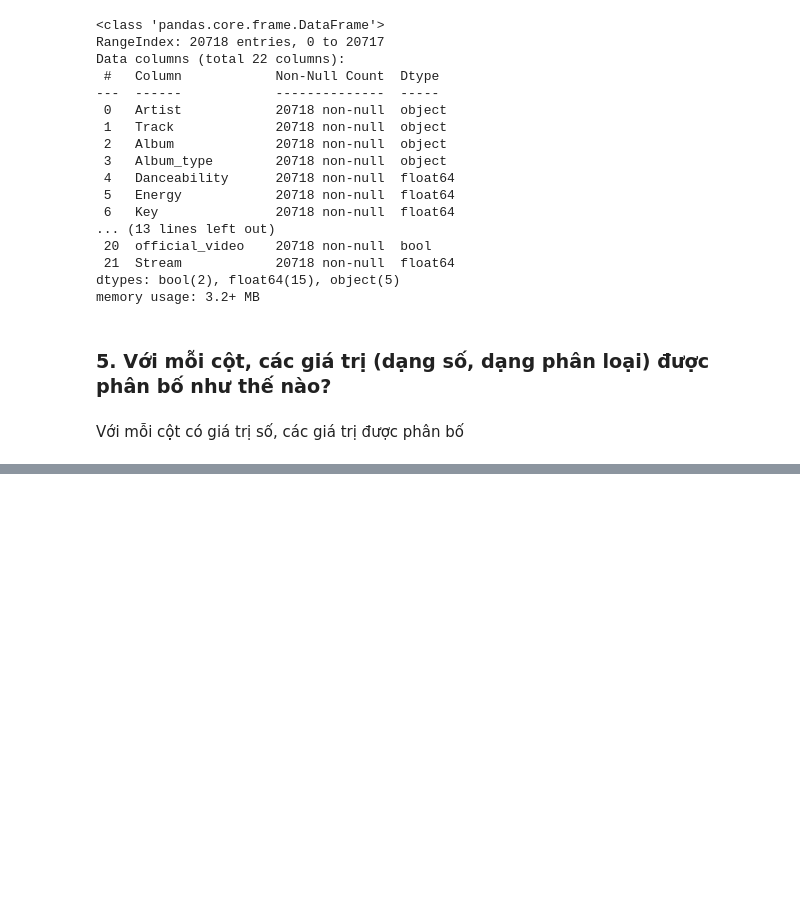
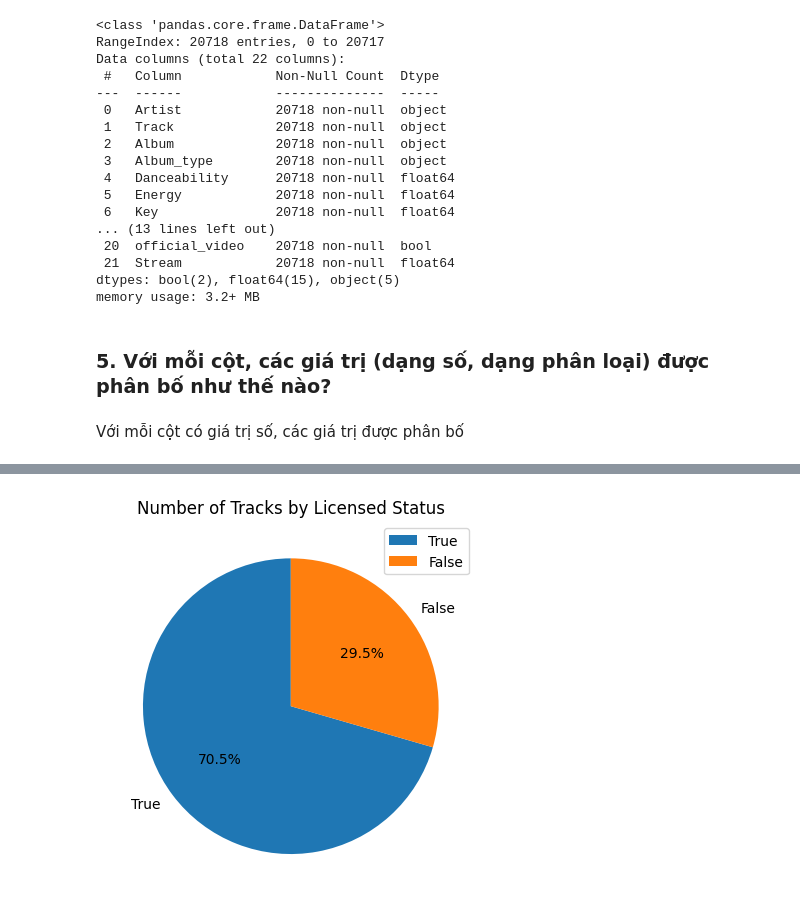
Before and after one commit to TTAT91A/DataVisualization_Lab1, a Jupyter notebook: lab1.ipynb, the cells around one changed output, grey strips where cells are left out. Drawn from its saved outputs; the diff is of its cells as text; code cells hidden in the pictures; blank space fills up the shorter version.

```diff
--- a/lab1.ipynb
+++ b/lab1.ipynb
@@ -241,0 +327,10 @@ df.describe()
+# %%
+# Create a pie chart
+labels = licensed_counts.index.tolist()
+sizes = licensed_counts.values.tolist()
+plt.pie(sizes, labels=labels, autopct='%1.1f%%', startangle=90)
+plt.title('Number of Tracks by Licensed Status')
+plt.legend(labels, loc='best')
+plt.show()
+# %% [output]
+[figure, added]
```
Also changed, not shown: parts of 64 cells of this notebook, 2 other files.
